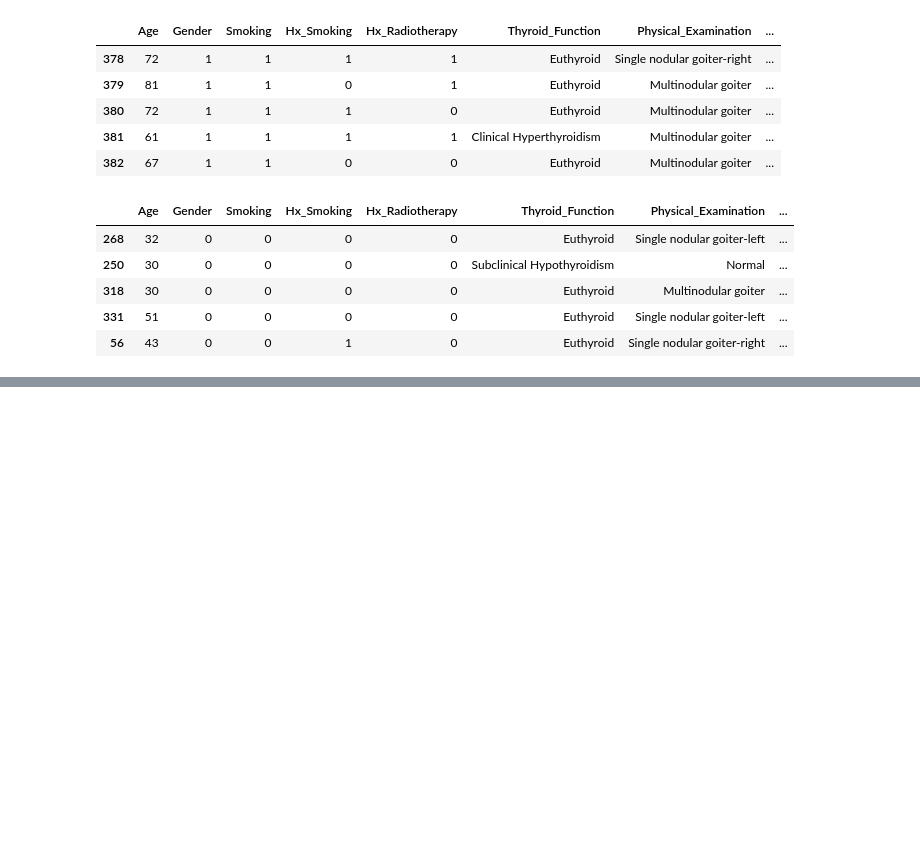
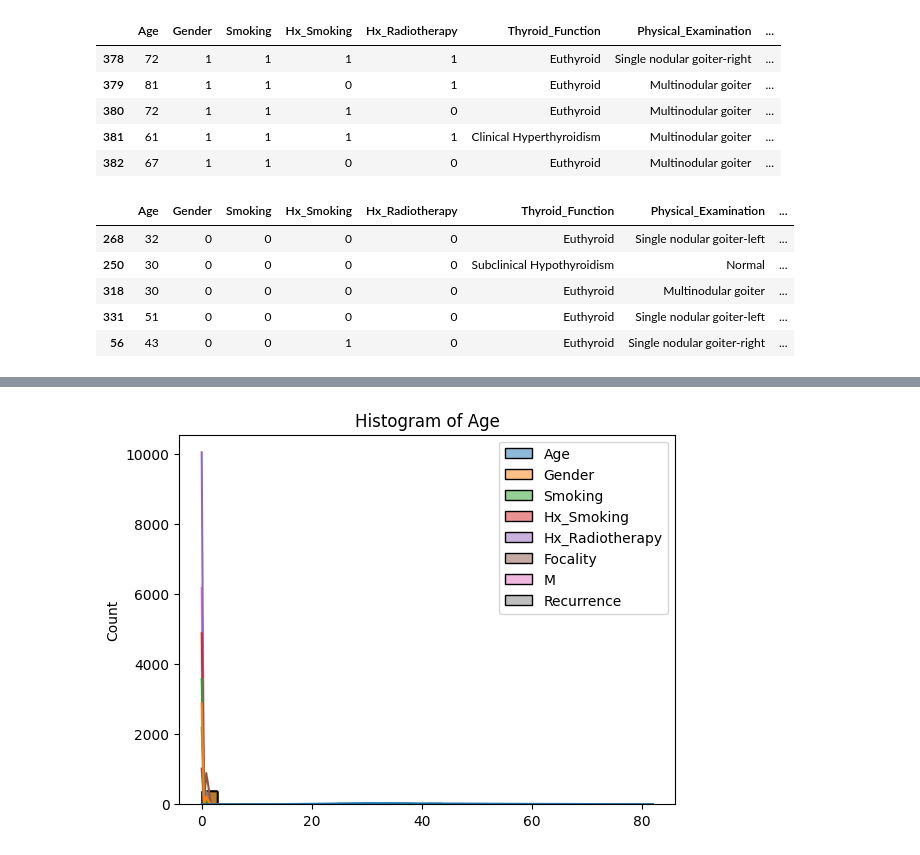
Before and after one commit to madmaxtoastflytiger/CaptStone2-Thyroid-Disease, a Jupyter notebook: Thyroid_EDA.ipynb, the cells around one changed output, grey strips where cells are left out. Drawn from its saved outputs; the diff is of its cells as text; code cells hidden in the pictures; blank space fills up the shorter version.

```diff
--- a/Thyroid_EDA.ipynb
+++ b/Thyroid_EDA.ipynb
@@ -80,0 +123,8 @@ df.sample(n=5, random_state=42)
+# %%
+# Histogram for numerical columns in entire df
+
+sns.histplot(df, kde=True, bins=30)  # Adjust column name
+plt.title('Histogram of Age')
+plt.show()
+# %% [output]
+[figure, added]
```
Also changed, not shown: parts of 13 cells of this notebook, 2 other files.
